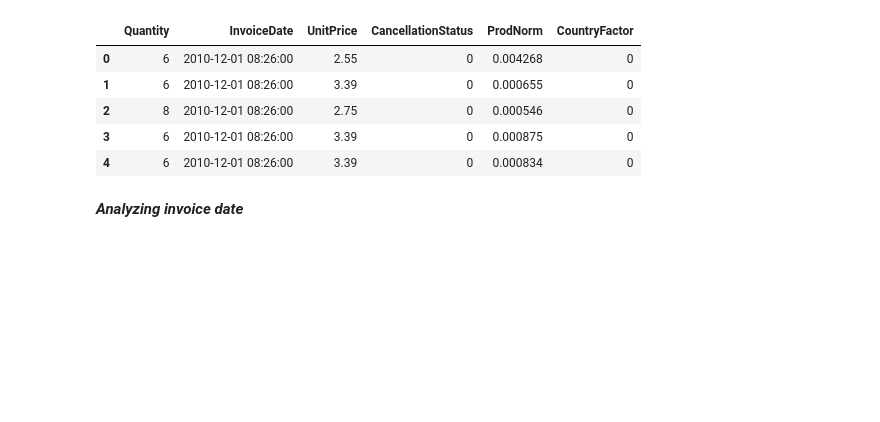
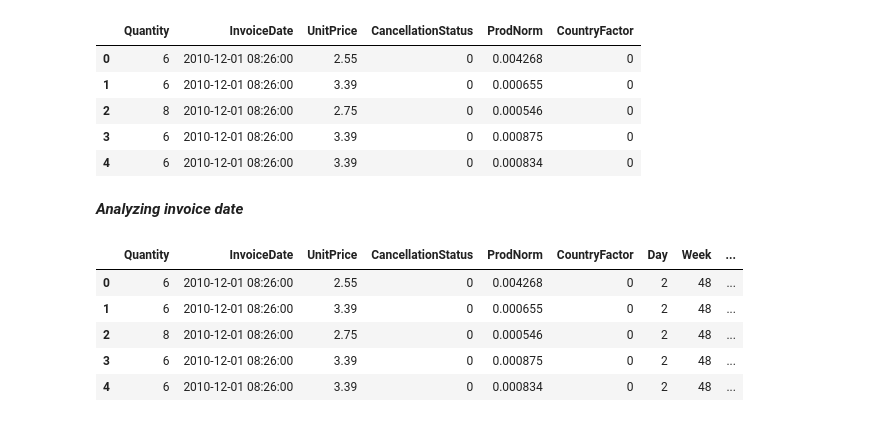
Before and after one commit to debhere/Retail-Customer-Clustering, a Jupyter notebook: Clustering Retail Customers.ipynb, the cells around one changed output. Saved outputs shown, nothing was run; the diff lists cells and outputs as text; code cells hidden in the pictures; blank space fills up the shorter version.

```diff
--- a/Clustering Retail Customers.ipynb
+++ b/Clustering Retail Customers.ipynb
@@ -231,5 +231,5 @@ retail_country.head()
 | 2 | 8 | 2010-12-01 08:26:00 | 2.75 | 0 | 0.000546 | 0 |
 | 3 | 6 | 2010-12-01 08:26:00 | 3.39 | 0 | 0.000875 | 0 |
 | 4 | 6 | 2010-12-01 08:26:00 | 3.39 | 0 | 0.000834 | 0 |
-# %% [markdown]
-***Analyzing invoice date***
+# %% [markdown]
+***Analyzing invoice date***
@@ -235,0 +241,9 @@ retail_country.head()
+# %%
+retail_country.head()
+# %% [output]
+|  | Quantity | InvoiceDate | UnitPrice | CancellationStatus | ProdNorm | CountryFactor | Day | Week | ... |
+| 0 | 6 | 2010-12-01 08:26:00 | 2.55 | 0 | 0.004268 | 0 | 2 | 48 | ... |
+| 1 | 6 | 2010-12-01 08:26:00 | 3.39 | 0 | 0.000655 | 0 | 2 | 48 | ... |
+| 2 | 8 | 2010-12-01 08:26:00 | 2.75 | 0 | 0.000546 | 0 | 2 | 48 | ... |
+| 3 | 6 | 2010-12-01 08:26:00 | 3.39 | 0 | 0.000875 | 0 | 2 | 48 | ... |
+| 4 | 6 | 2010-12-01 08:26:00 | 3.39 | 0 | 0.000834 | 0 | 2 | 48 | ... |
```
Also changed, not shown: parts of 7 cells of this notebook.
